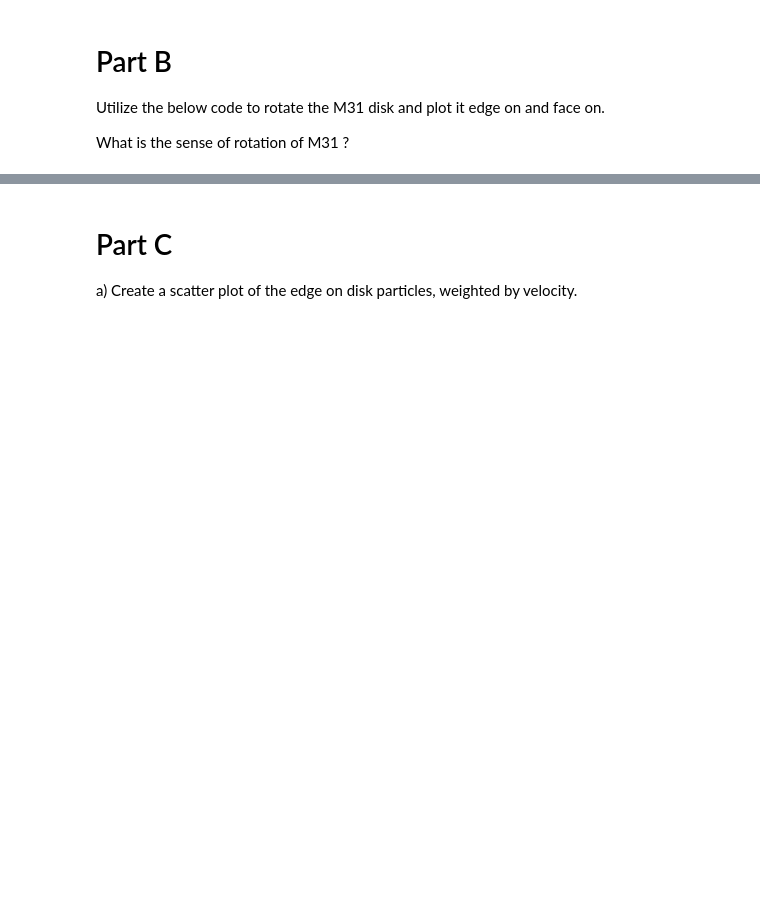
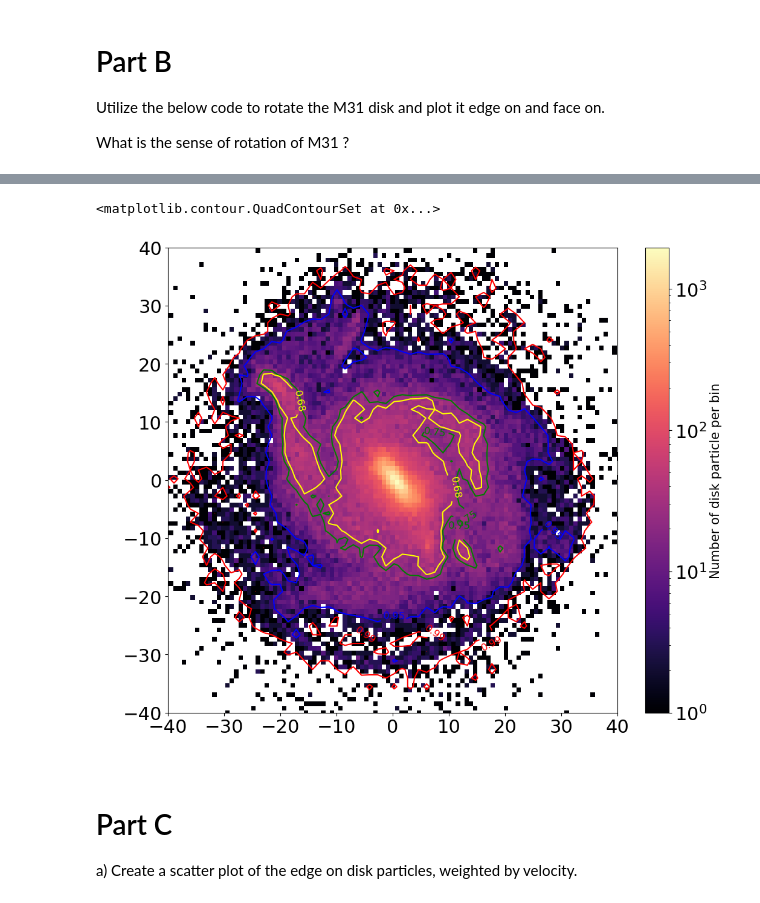
Before and after one commit to CatherieS/Astronomy-400B, a Jupyter notebook: Labs/Lab7/Lab7.ipynb, the cells around one changed output, grey strips where cells are left out. Cells and saved outputs as stored; diff of their text form; code cells hidden in the pictures; blank space fills up the shorter version.

```diff
--- a/Labs/Lab7/Lab7.ipynb
+++ b/Labs/Lab7/Lab7.ipynb
@@ -284,33 +290,39 @@ matplotlib.rcParams['ytick.labelsize'] = label_size
 # Rotated M31 Disk - FACE ON
 
 # M31 Disk Density
 fig, ax= plt.subplots(figsize=(12, 10))
 
 # plot the particle density for M31
 # ADD HERE
+plt.hist2d(rn[:,0], rn[:,1], bins=150, norm=LogNorm(), cmap='magma')
 
 cbar = plt.colorbar()
 cbar.set_label("Number of disk particle per bin", fontsize=15)
 
 # make the contour plot
 # x pos, y pos, contour res, contour res, axis, colors for contours.
 # ADD HERE
 
 # Add axis labels
 plt.xlabel('  ', fontsize=22)
 plt.ylabel('  ', fontsize=22)
 
 #set axis limits
 plt.ylim(-40,40)
 plt.xlim(-40,40)
 
 #adjust tick label font size
 label_size = 22
 matplotlib.rcParams['xtick.labelsize'] = label_size
 matplotlib.rcParams['ytick.labelsize'] = label_size
 
+density_contour(rn[:,0], rn[:,1], 80, 80, ax=ax, colors=['red','blue','green','yellow'])
+
 # Save to a file
 # plt.savefig('Lab7_FaceOn_Density.png')
+# %% [output]
+<matplotlib.contour.QuadContourSet at 0x...>
+[figure, added]
 # %% [markdown]
 # Part C
 
```
Also changed, not shown: parts of 11 cells of this notebook, 5 other files.
